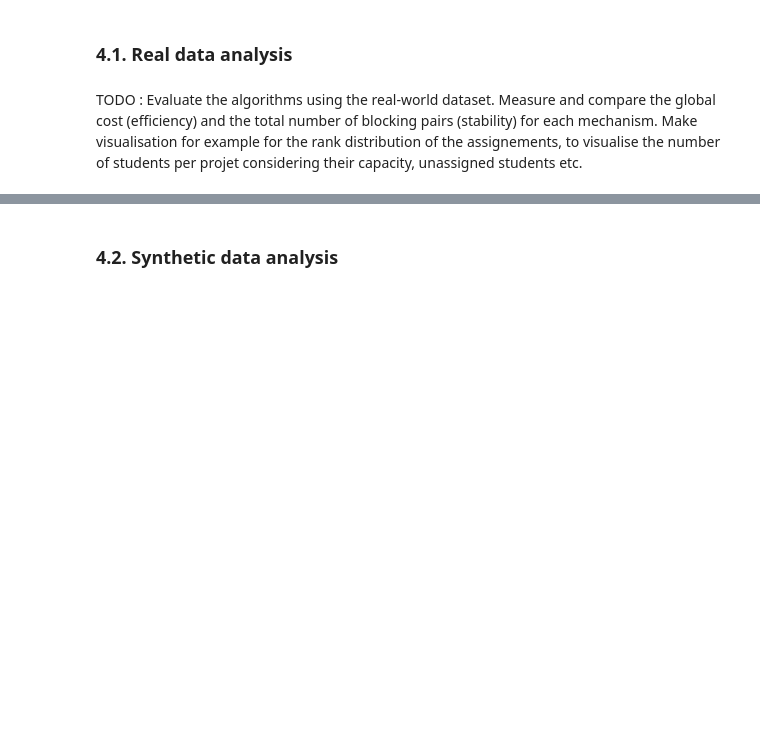
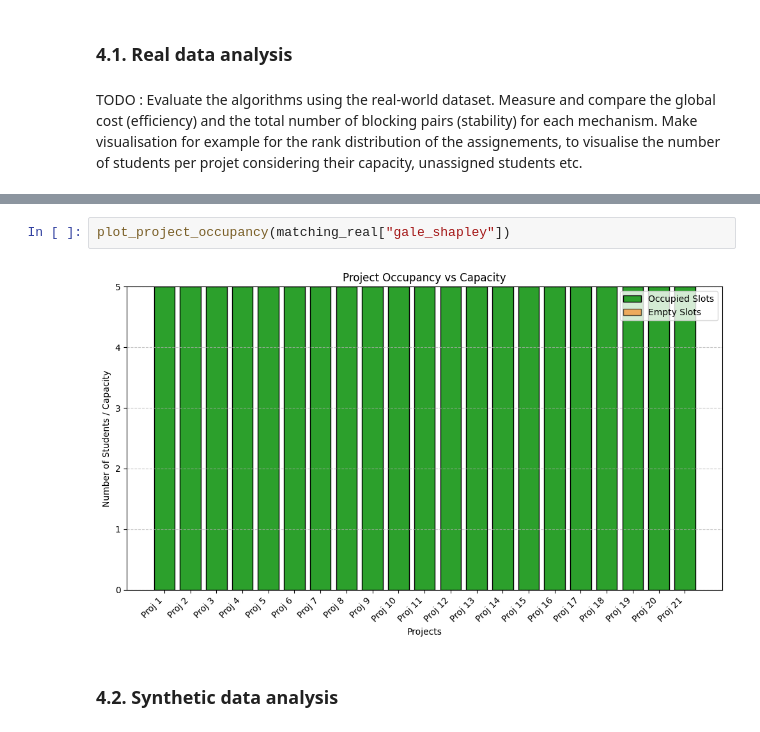
Before and after one commit to gviterbo/matching_project, a Jupyter notebook: notebooks/report_phase_1.ipynb, the cells around one changed output, grey strips where cells are left out. Drawn from its saved outputs; the diff is of its cells as text; blank space fills up the shorter version.

```diff
--- a/notebooks/report_phase_1.ipynb
+++ b/notebooks/report_phase_1.ipynb
@@ -103,3 +137,7 @@ results_real = compute_cost_stability(matching_real)
+# %%
+plot_project_occupancy(matching_real["gale_shapley"])
+# %% [output]
+[figure, added]
 # %% [markdown]
 ### 4.2. Synthetic data analysis
 # %% [markdown]
```
Also changed, not shown: parts of 12 cells of this notebook, 4 other files.
